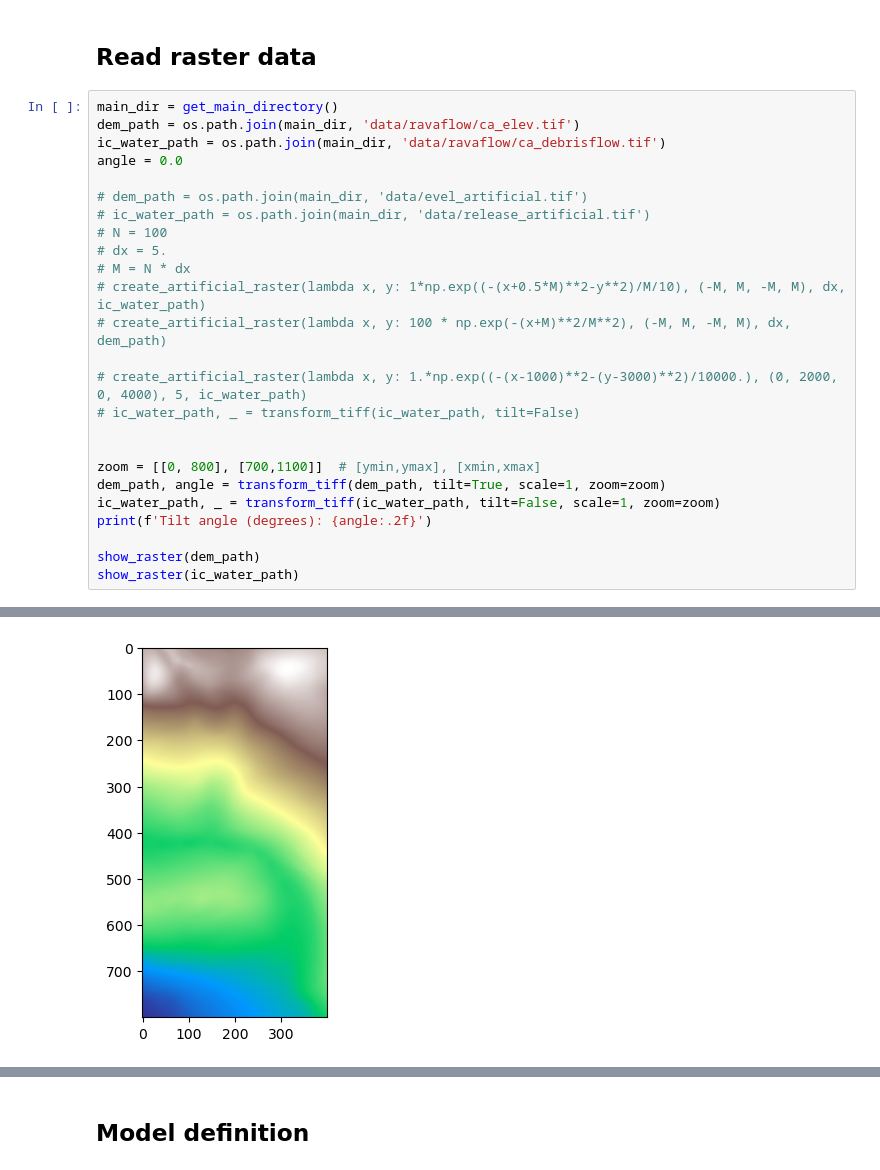
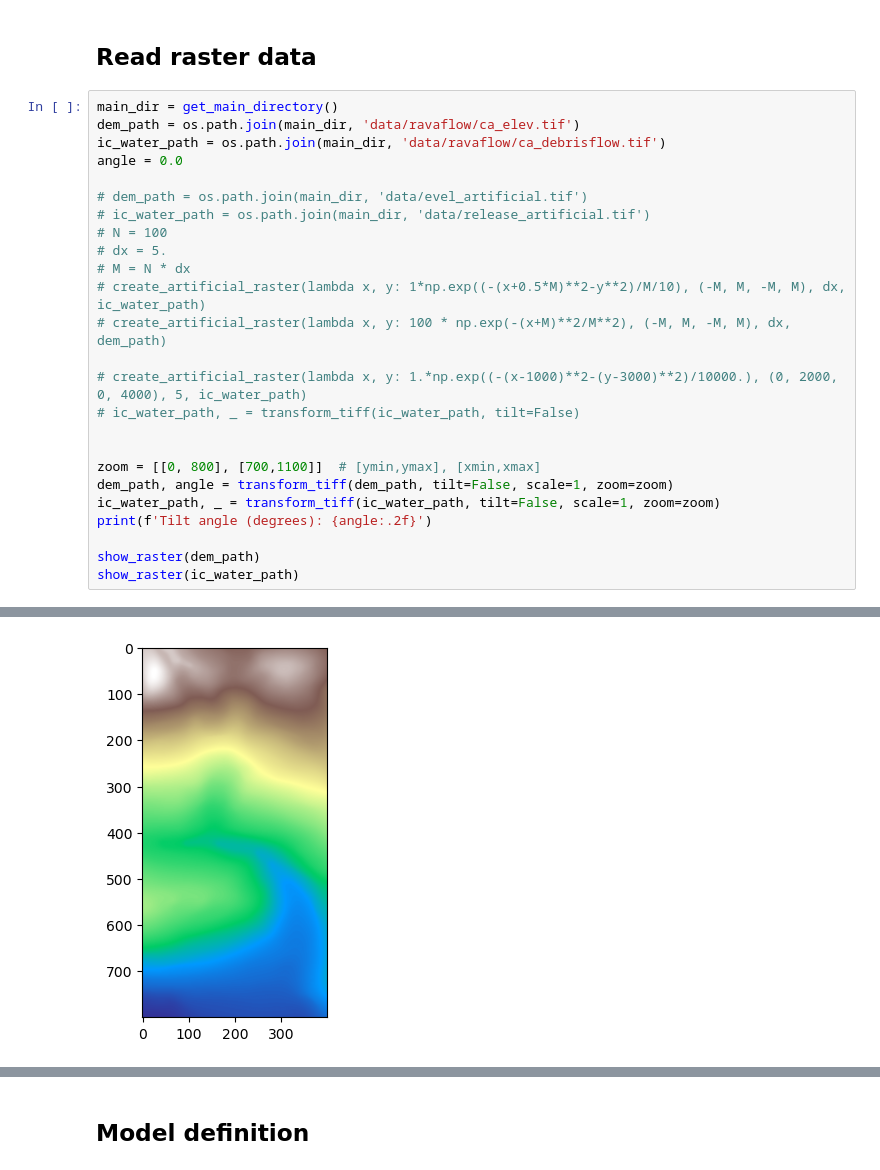
Before and after one commit to ZoomyLab/Zoomy, a Jupyter notebook: web/tutorials/amrex/from_DEM.ipynb, the cells around one changed output, grey strips where cells are left out. Drawn from its saved outputs; the diff is of its cells as text.

```diff
--- a/web/tutorials/amrex/from_DEM.ipynb
+++ b/web/tutorials/amrex/from_DEM.ipynb
@@ -77,7 +81,7 @@ angle = 0.0
 
 
 zoom = [[0, 800], [700,1100]]  # [ymin,ymax], [xmin,xmax]
-dem_path, angle = transform_tiff(dem_path, tilt=True, scale=1, zoom=zoom)
+dem_path, angle = transform_tiff(dem_path, tilt=False, scale=1, zoom=zoom)
 ic_water_path, _ = transform_tiff(ic_water_path, tilt=False, scale=1, zoom=zoom)
 print(f'Tilt angle (degrees): {angle:.2f}')
 
@@ -92,4 +96,4 @@ Tilt angle (degrees): -12.79
-[figure, old version]
+[figure, new version]
 [figure]
 # %% [markdown]
 ## Model definition
```
Also changed, not shown: parts of 23 cells of this notebook, 2 other files.
